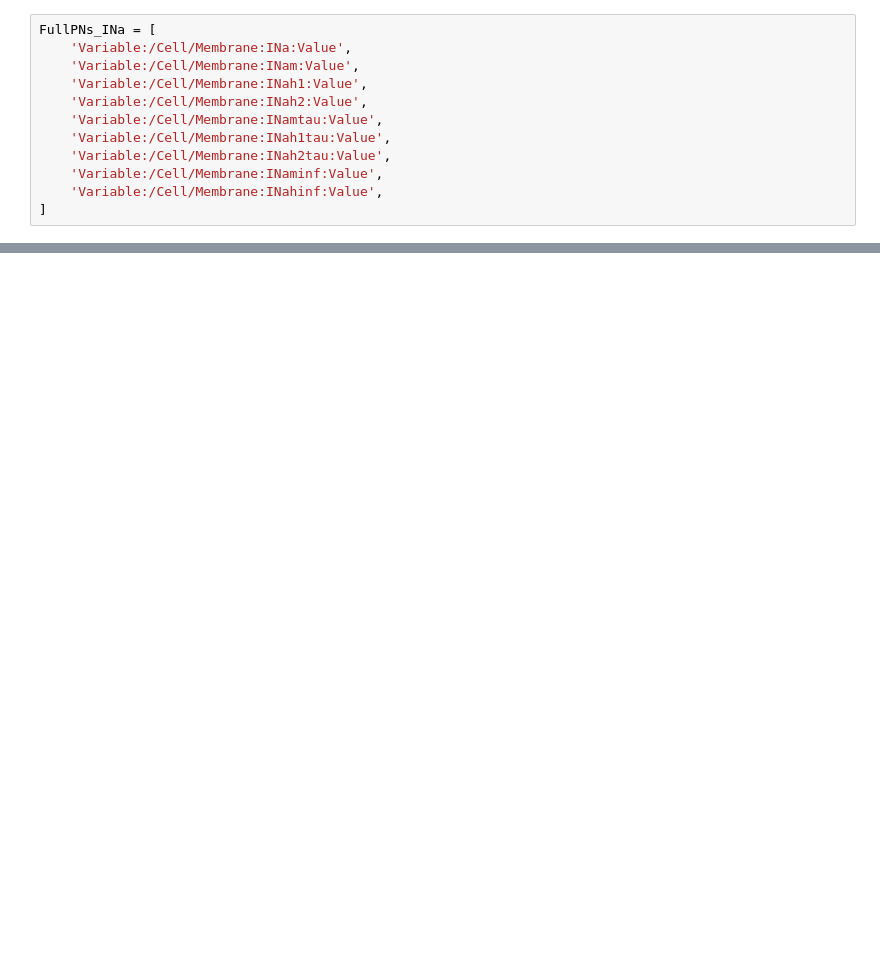
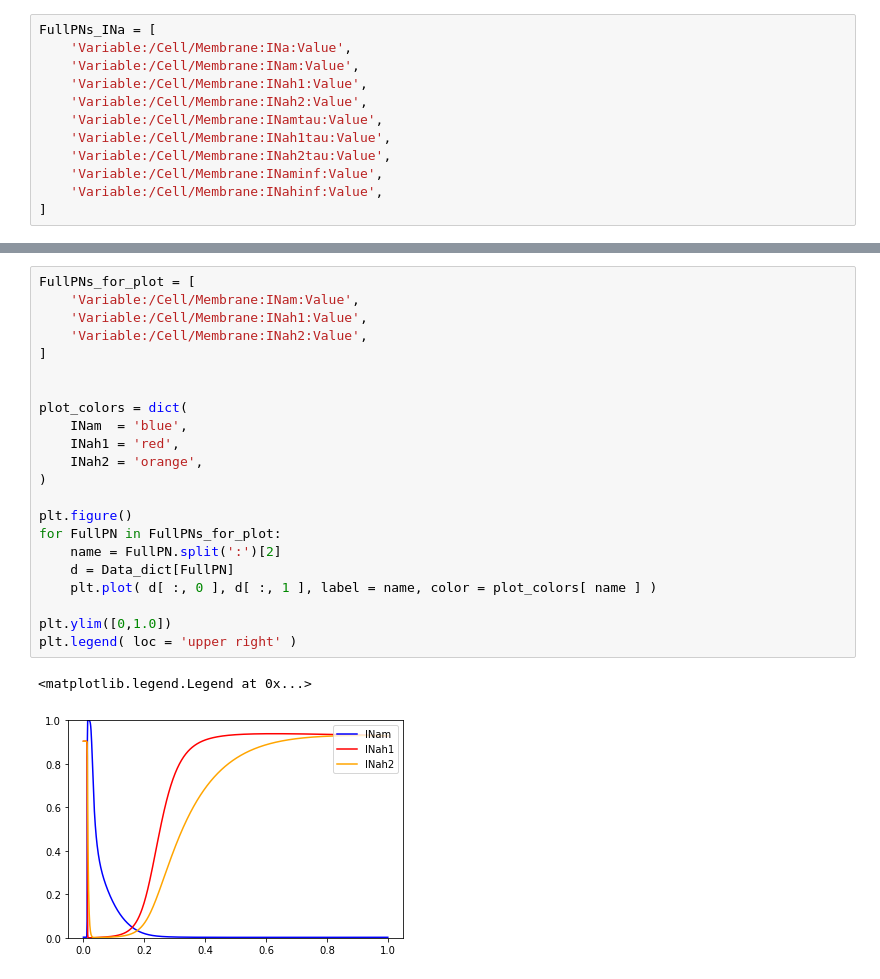
Before and after one commit to ecell3-models/CardiacMyocytes-Koivumaki_2011, a Jupyter notebook: Koivumaki-2011.ipynb, the cells around one changed output, grey strips where cells are left out. Cells and saved outputs as stored; diff of their text form; blank space fills up the shorter version.

```diff
--- a/Koivumaki-2011.ipynb
+++ b/Koivumaki-2011.ipynb
@@ -431,0 +516,25 @@ for aFullPN in FullPNs_INa:
+# %%
+FullPNs_for_plot = [
+    'Variable:/Cell/Membrane:INam:Value',
+    'Variable:/Cell/Membrane:INah1:Value',
+    'Variable:/Cell/Membrane:INah2:Value',
+]
+
+
+plot_colors = dict(
+    INam  = 'blue',
+    INah1 = 'red',
+    INah2 = 'orange',
+)
+
+plt.figure()
+for FullPN in FullPNs_for_plot:
+    name = FullPN.split(':')[2]
+    d = Data_dict[FullPN]
+    plt.plot( d[ :, 0 ], d[ :, 1 ], label = name, color = plot_colors[ name ] )
+
+plt.ylim([0,1.0])
+plt.legend( loc = 'upper right' )
+# %% [output]
+<matplotlib.legend.Legend at 0x...>
+[figure, added]
```
Also changed, not shown: parts of 12 cells of this notebook, 11 other files.
